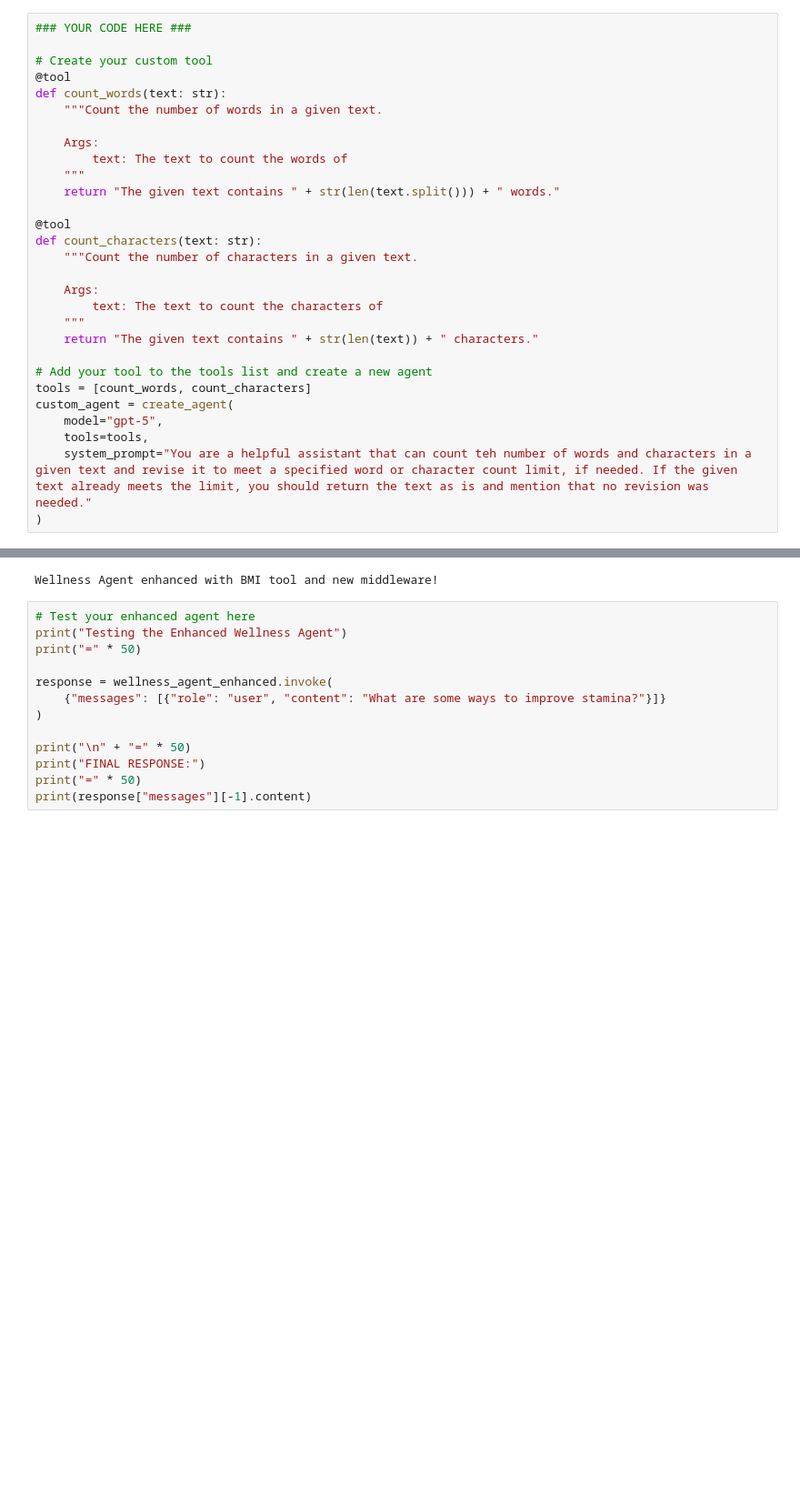
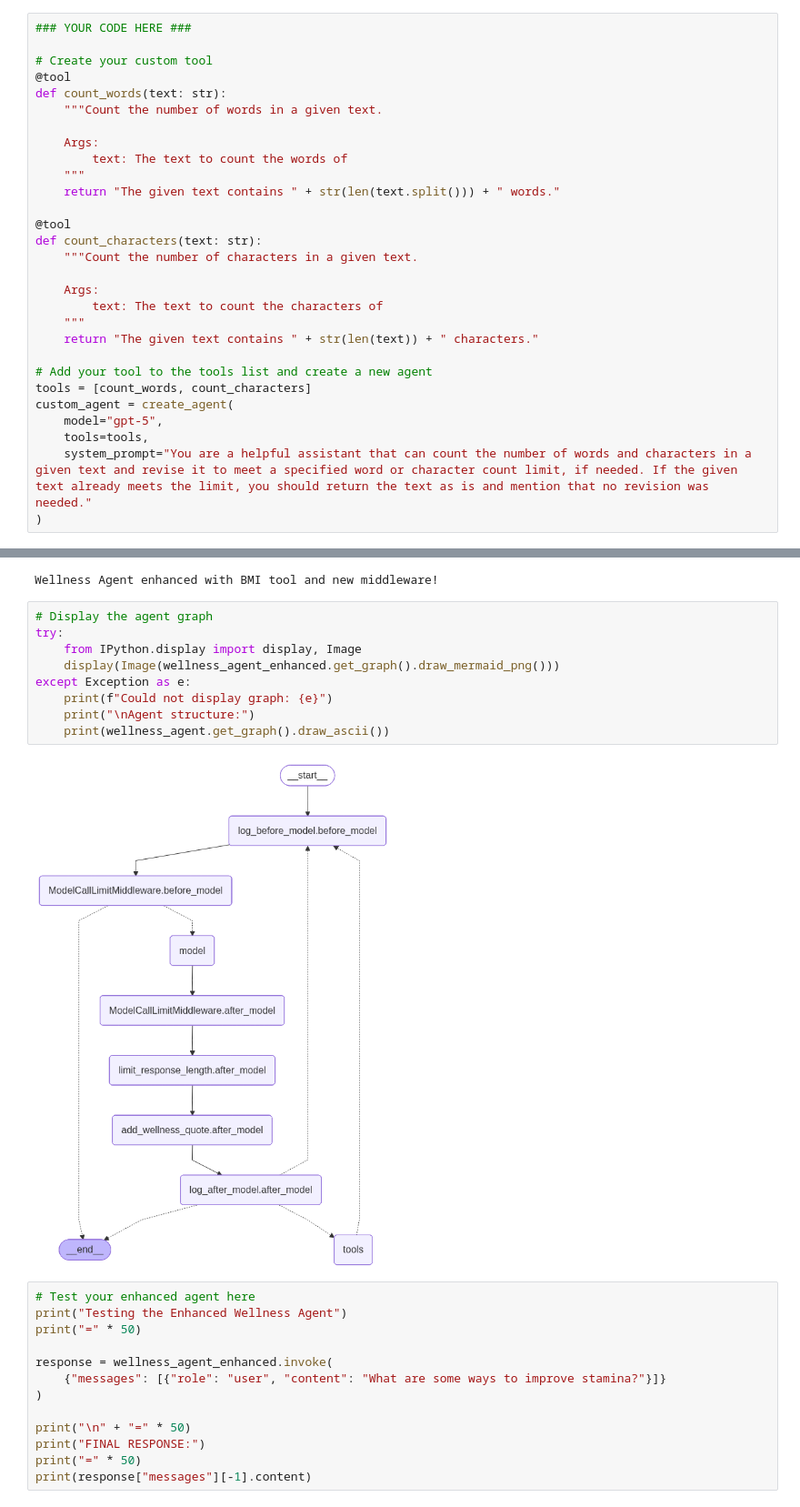
Before and after one commit to sireeshapulipati/AIE9, a Jupyter notebook: 03_The_Agent_Loop/The_Agent_Loop_Assignment.ipynb, the cells around one changed output, grey strips where cells are left out. Shown at 91% size. Saved outputs shown, nothing was run; the diff lists cells and outputs as text; blank space fills up the shorter version.

Commit message:
add agent graph

```diff
--- a/03_The_Agent_Loop/The_Agent_Loop_Assignment.ipynb
+++ b/03_The_Agent_Loop/The_Agent_Loop_Assignment.ipynb
@@ -386,7 +386,7 @@ tools = [count_words, count_characters]
 custom_agent = create_agent(
     model="gpt-5",
     tools=tools,
-    system_prompt="You are a helpful assistant that can count teh number of words and characters in a given text and revise it to meet a specified word or character count limit, if needed. If the given text already meets the limit, you should return the text as is and mention that no revision was needed."
+    system_prompt="You are a helpful assistant that can count the number of words and characters in a given text and revise it to meet a specified word or character count limit, if needed. If the given text already meets the limit, you should return the text as is and mention that no revision was needed."
 )
 # %%
 # Test your custom tool with the agent
@@ -974,6 +974,17 @@ Remember: Always cite information from the knowledge base when applicable.""",
 print("Wellness Agent enhanced with BMI tool and new middleware!")
 # %% [output]
 Wellness Agent enhanced with BMI tool and new middleware!
+# %%
+# Display the agent graph
+try:
+    from IPython.display import display, Image
+    display(Image(wellness_agent_enhanced.get_graph().draw_mermaid_png()))
+except Exception as e:
+    print(f"Could not display graph: {e}")
+    print("\nAgent structure:")
+    print(wellness_agent.get_graph().draw_ascii())
+# %% [output]
+[figure, added]
 # %%
 # Test your enhanced agent here
 print("Testing the Enhanced Wellness Agent")
```
